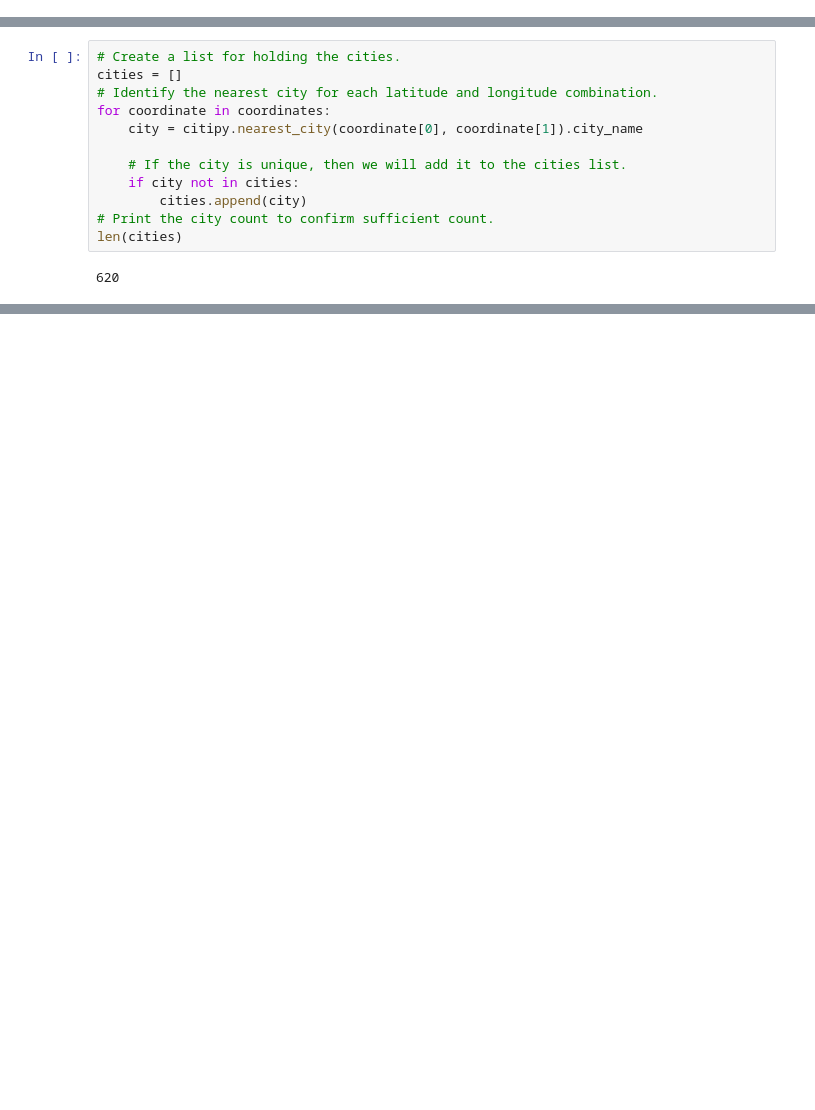
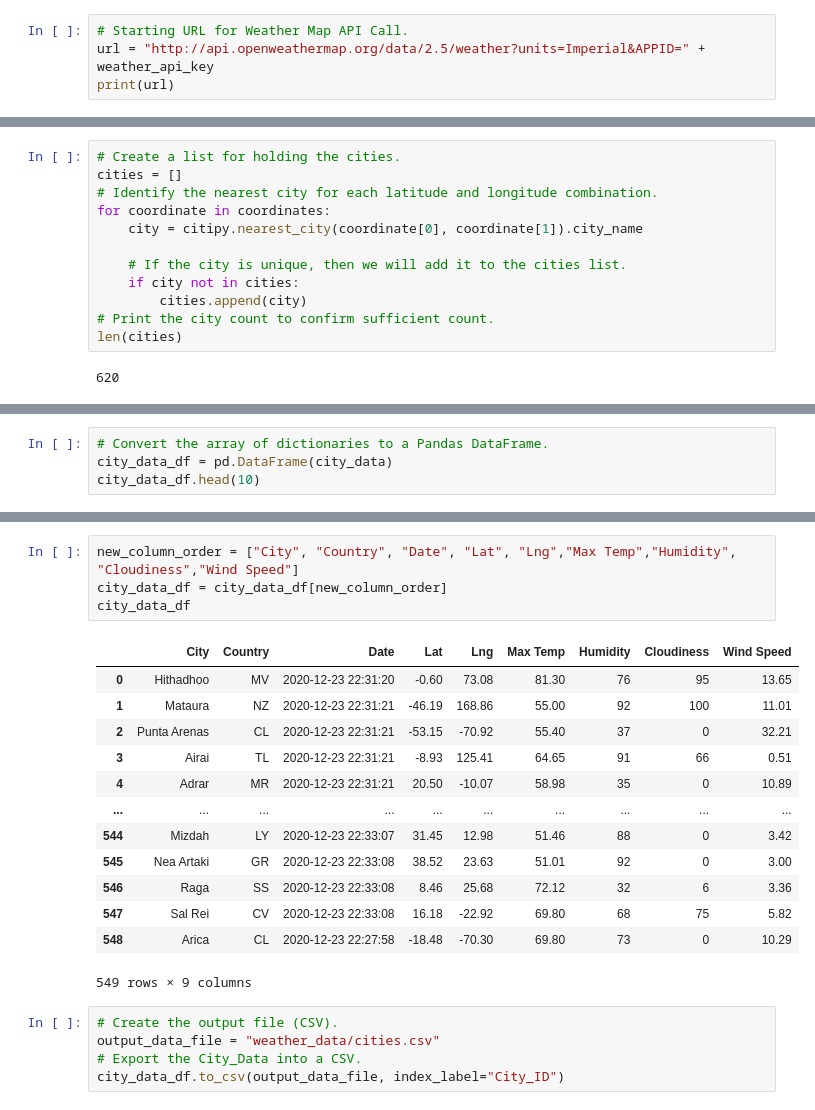
Before and after one commit to mcginav/World_Weather_Analysis, a Jupyter notebook: WeatherPy.ipynb, the cells around one changed output, grey strips where cells are left out. Drawn from its saved outputs; the diff is of its cells as text; blank space fills up the shorter version.

Commit message:
Adding new code to WeatherPy

```diff
--- a/WeatherPy.ipynb
+++ b/WeatherPy.ipynb
@@ -18,0 +25,4 @@ from citipy import citipy
+# %%
+# Starting URL for Weather Map API Call.
+url = "http://api.openweathermap.org/data/2.5/weather?units=Imperial&APPID=" + weather_api_key
+print(url)
@@ -58,0 +141,4 @@ NameError: name 'url' is not defined
+# %%
+# Convert the array of dictionaries to a Pandas DataFrame.
+city_data_df = pd.DataFrame(city_data)
+city_data_df.head(10)
@@ -58,0 +157,23 @@ NameError: name 'url' is not defined
+# %%
+new_column_order = ["City", "Country", "Date", "Lat", "Lng","Max Temp","Humidity", "Cloudiness","Wind Speed"]
+city_data_df = city_data_df[new_column_order]
+city_data_df
+# %% [output]
+|  | City | Country | Date | Lat | Lng | Max Temp | Humidity | Cloudiness | Wind Speed |
+| 0 | Hithadhoo | MV | 2020-12-23 22:31:20 | -0.60 | 73.08 | 81.30 | 76 | 95 | 13.65 |
+| 1 | Mataura | NZ | 2020-12-23 22:31:21 | -46.19 | 168.86 | 55.00 | 92 | 100 | 11.01 |
+| 2 | Punta Arenas | CL | 2020-12-23 22:31:21 | -53.15 | -70.92 | 55.40 | 37 | 0 | 32.21 |
+| 3 | Airai | TL | 2020-12-23 22:31:21 | -8.93 | 125.41 | 64.65 | 91 | 66 | 0.51 |
+| 4 | Adrar | MR | 2020-12-23 22:31:21 | 20.50 | -10.07 | 58.98 | 35 | 0 | 10.89 |
+| ... | ... | ... | ... | ... | ... | ... | ... | ... | ... |
+| 544 | Mizdah | LY | 2020-12-23 22:33:07 | 31.45 | 12.98 | 51.46 | 88 | 0 | 3.42 |
+| 545 | Nea Artaki | GR | 2020-12-23 22:33:08 | 38.52 | 23.63 | 51.01 | 92 | 0 | 3.00 |
+| 546 | Raga | SS | 2020-12-23 22:33:08 | 8.46 | 25.68 | 72.12 | 32 | 6 | 3.36 |
+| 547 | Sal Rei | CV | 2020-12-23 22:33:08 | 16.18 | -22.92 | 69.80 | 68 | 75 | 5.82 |
+| 548 | Arica | CL | 2020-12-23 22:27:58 | -18.48 | -70.30 | 69.80 | 73 | 0 | 10.29 |
+549 rows × 9 columns
+# %%
+# Create the output file (CSV).
+output_data_file = "weather_data/cities.csv"
+# Export the City_Data into a CSV.
+city_data_df.to_csv(output_data_file, index_label="City_ID")
```
Also changed, not shown: parts of 7 cells of this notebook, 4 other files.
